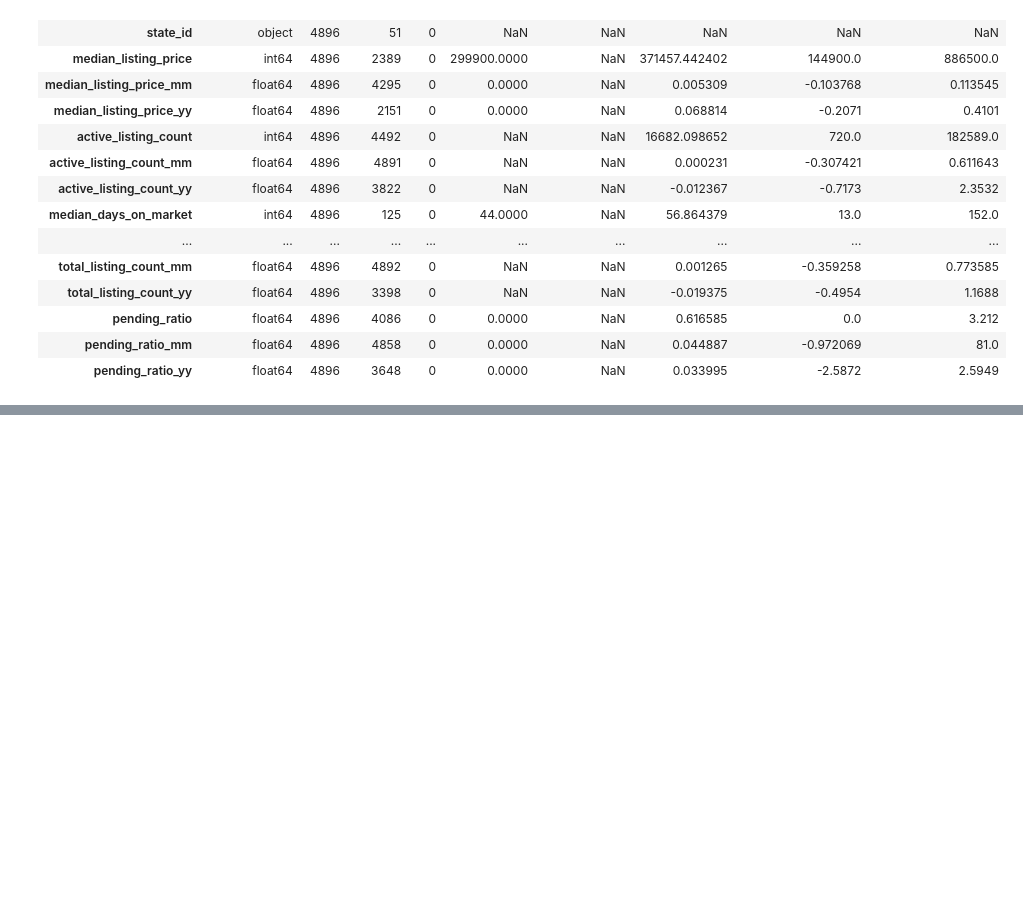
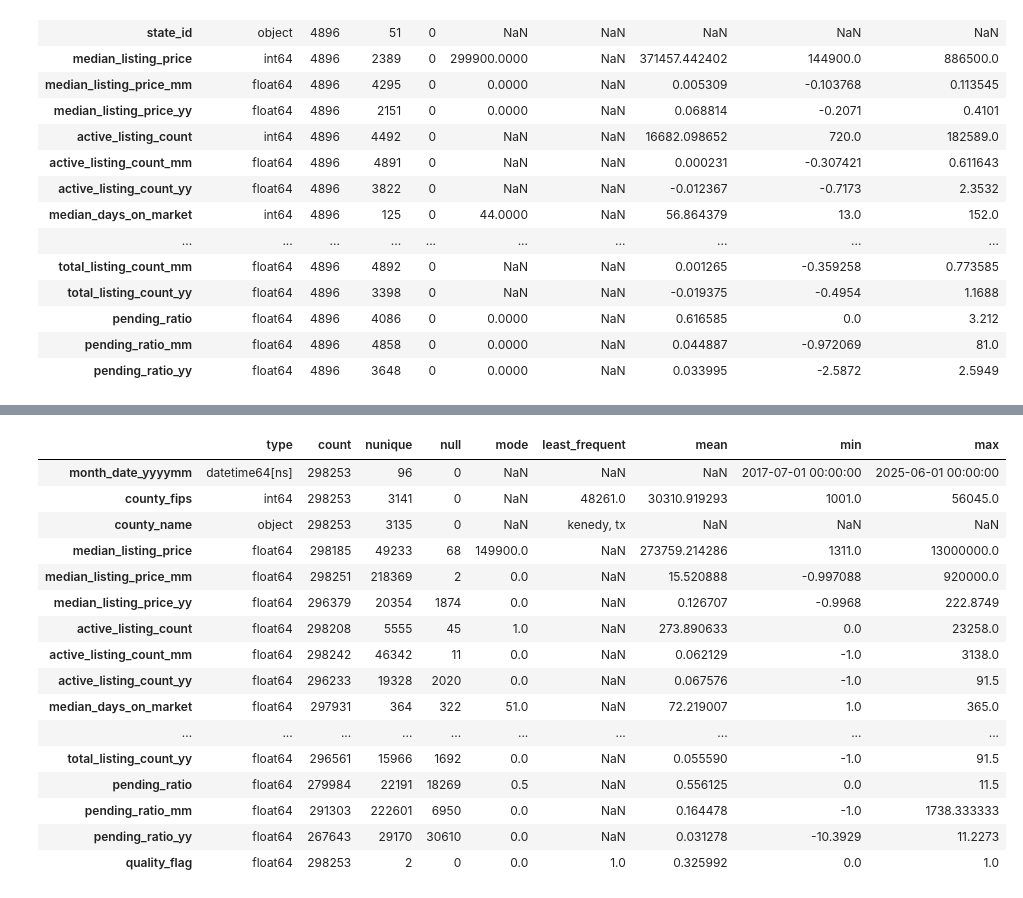
Before and after one commit to Real-Estate-Insight-Platform-Project/AI-ML-Services, a Jupyter notebook: forecasting engine/preprocessing.ipynb, the cells around one changed output, grey strips where cells are left out. Saved outputs shown, nothing was run; the diff lists cells and outputs as text; code cells hidden in the pictures; blank space fills up the shorter version.

```diff
--- a/forecasting engine/preprocessing.ipynb
+++ b/forecasting engine/preprocessing.ipynb
@@ -273,0 +296,41 @@ customDescription(df2)
+# %%
+county_history_df['month_date_yyyymm'] = pd.to_datetime(county_history_df['month_date_yyyymm'].astype(str), format='%Y%m')
+# %%
+# Sort by state and month
+county_history_df = county_history_df.sort_values(["county_name", "month_date_yyyymm"])
+
+def recompute_mm(df, base_col, mm_col):
+    # Compute pct_change
+    df[mm_col] = df.groupby("county_name")[base_col].pct_change()
+
+    # Replace inf values with the base_col (new month value)
+    inf_mask = df[mm_col].replace([np.inf, -np.inf], np.nan).isna() & df[base_col].notna()
+    df.loc[inf_mask, mm_col] = df.loc[inf_mask, base_col]
+
+    return df
+# %%
+for base, mm in base_to_mm.items():
+    if base in county_history_df.columns and mm in county_history_df.columns:
+        county_history_df = recompute_mm(county_history_df, base, mm)
+# %%
+county_history_df = county_history_df[county_history_df['month_date_yyyymm'] >= '2017-07-01']
+# %%
+customDescription(county_history_df)
+# %% [output]
+|  | type | count | nunique | null | mode | least_frequent | mean | min | max |
+| month_date_yyyymm | datetime64[ns] | 298253 | 96 | 0 | NaN | NaN | NaN | 2017-07-01 00:00:00 | 2025-06-01 00:00:00 |
+| county_fips | int64 | 298253 | 3141 | 0 | NaN | 48261.0 | 30310.919293 | 1001.0 | 56045.0 |
+| county_name | object | 298253 | 3135 | 0 | NaN | kenedy, tx | NaN | NaN | NaN |
+| median_listing_price | float64 | 298185 | 49233 | 68 | 149900.0 | NaN | 273759.214286 | 1311.0 | 13000000.0 |
+| median_listing_price_mm | float64 | 298251 | 218369 | 2 | 0.0 | NaN | 15.520888 | -0.997088 | 920000.0 |
+| median_listing_price_yy | float64 | 296379 | 20354 | 1874 | 0.0 | NaN | 0.126707 | -0.9968 | 222.8749 |
+| active_listing_count | float64 | 298208 | 5555 | 45 | 1.0 | NaN | 273.890633 | 0.0 | 23258.0 |
+| active_listing_count_mm | float64 | 298242 | 46342 | 11 | 0.0 | NaN | 0.062129 | -1.0 | 3138.0 |
+| active_listing_count_yy | float64 | 296233 | 19328 | 2020 | 0.0 | NaN | 0.067576 | -1.0 | 91.5 |
+| median_days_on_market | float64 | 297931 | 364 | 322 | 51.0 | NaN | 72.219007 | 1.0 | 365.0 |
+| ... | ... | ... | ... | ... | ... | ... | ... | ... | ... |
+| total_listing_count_yy | float64 | 296561 | 15966 | 1692 | 0.0 | NaN | 0.055590 | -1.0 | 91.5 |
+| pending_ratio | float64 | 279984 | 22191 | 18269 | 0.5 | NaN | 0.556125 | 0.0 | 11.5 |
+| pending_ratio_mm | float64 | 291303 | 222601 | 6950 | 0.0 | NaN | 0.164478 | -1.0 | 1738.333333 |
+| pending_ratio_yy | float64 | 267643 | 29170 | 30610 | 0.0 | NaN | 0.031278 | -10.3929 | 11.2273 |
+| quality_flag | float64 | 298253 | 2 | 0 | 0.0 | 1.0 | 0.325992 | 0.0 | 1.0 |
```
Also changed, not shown: parts of 2 cells of this notebook.
